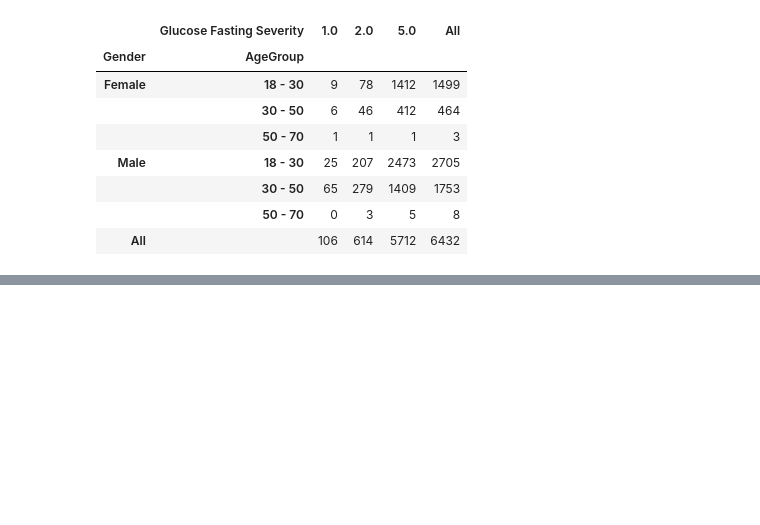
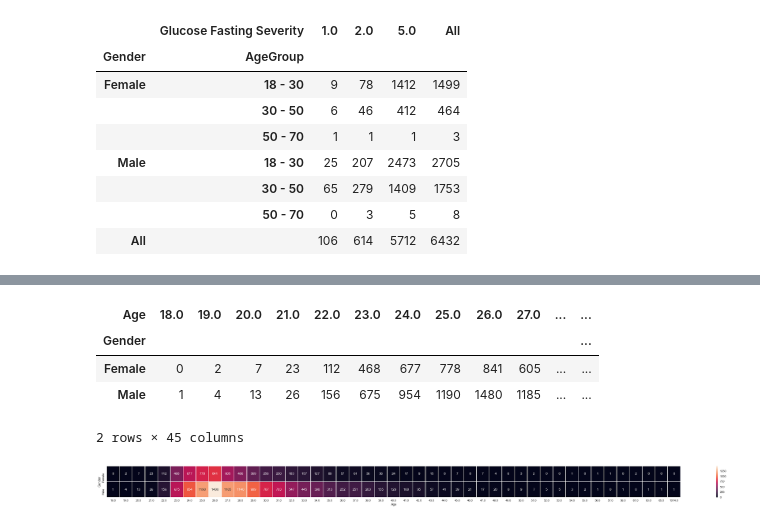
Before and after one commit to sumitasok/autonomous_driving, a Jupyter notebook: machine-learning/health-data-analysis/health_data_analysis.ipynb, the cells around one changed output, grey strips where cells are left out. Cells and saved outputs as stored; diff of their text form; code cells hidden in the pictures; blank space fills up the shorter version.

```diff
--- a/machine-learning/health-data-analysis/health_data_analysis.ipynb
+++ b/machine-learning/health-data-analysis/health_data_analysis.ipynb
@@ -310,0 +329,16 @@ health_plot_helper.severityByAgeGroup(data, severity)
+# %%
+ct = pd.crosstab(data["Age"], data["Gender"])
+stacked = ct.stack().reset_index().rename(columns={0:'value'})
+stacked = stacked.pivot("Gender", "Age", "value")
+
+# Draw a heatmap with the numeric values in each cell
+f, ax = plt.subplots(figsize=(40, 2))
+sns.heatmap(stacked, annot=True, fmt="d", linewidths=.5, ax=ax)
+stacked
+# %% [output]
+| Age | 18.0 | 19.0 | 20.0 | 21.0 | 22.0 | 23.0 | 24.0 | 25.0 | 26.0 | 27.0 | ... | ... |
+| Gender |  |  |  |  |  |  |  |  |  |  |  | ... |
+| Female | 0 | 2 | 7 | 23 | 112 | 468 | 677 | 778 | 841 | 605 | ... | ... |
+| Male | 1 | 4 | 13 | 26 | 156 | 675 | 954 | 1190 | 1480 | 1185 | ... | ... |
+2 rows × 45 columns
+[figure, added]
```
Also changed, not shown: parts of 3 cells of this notebook, 2 other files.
